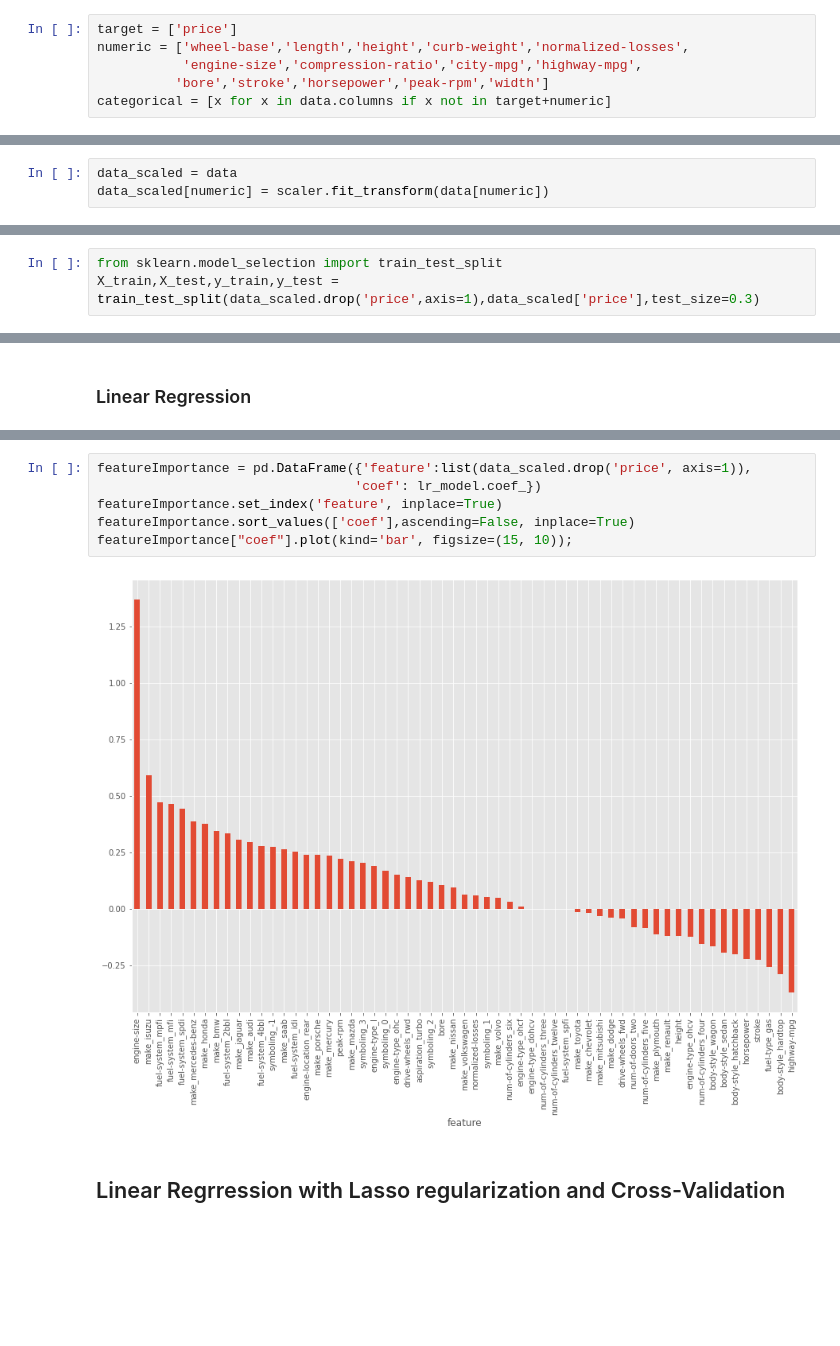
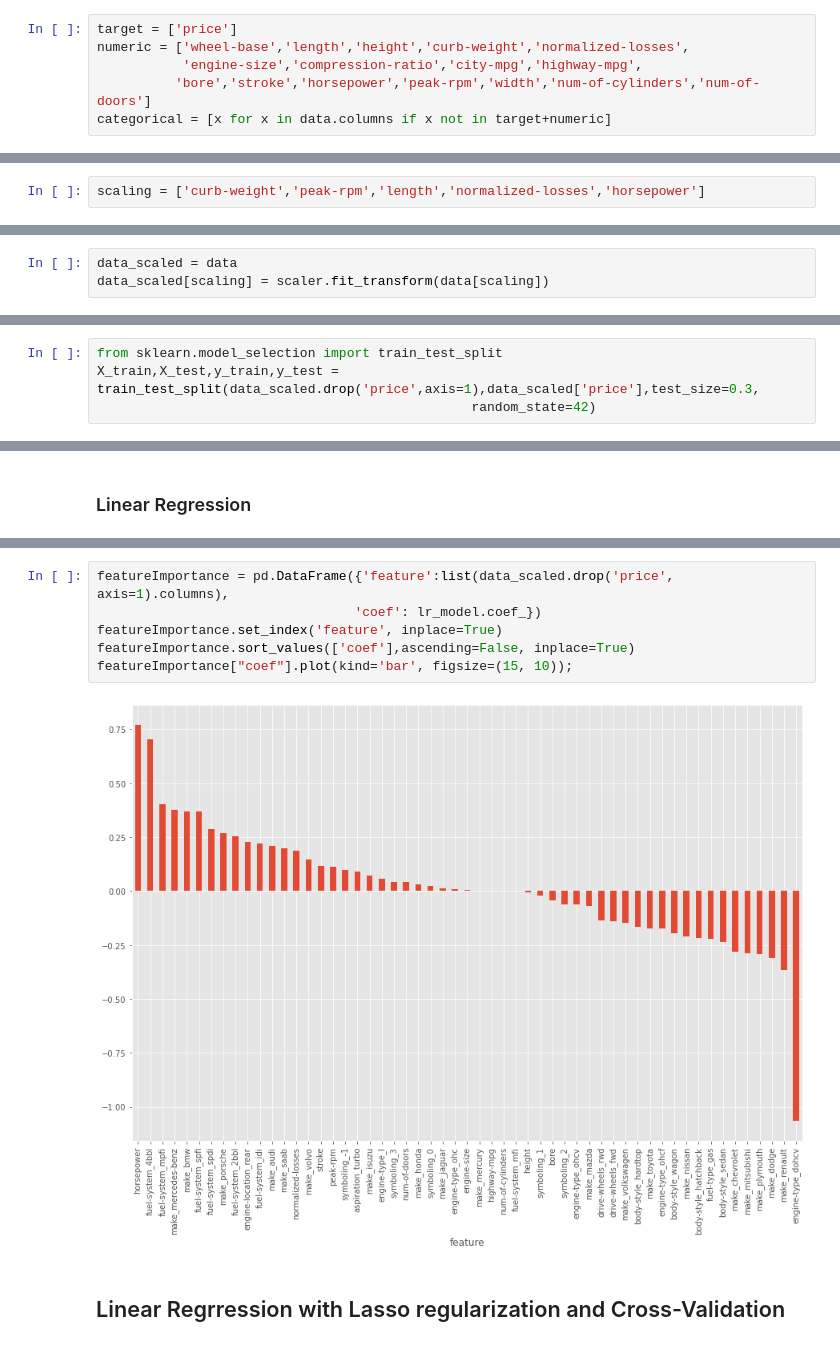
Before and after one commit to meregodz/Machine-Learning-Projects, a Jupyter notebook: Automobile.ipynb, the cells around one changed output, grey strips where cells are left out. Saved outputs shown, nothing was run; the diff lists cells and outputs as text; blank space fills up the shorter version.

```diff
--- a/Automobile.ipynb
+++ b/Automobile.ipynb
@@ -38,6 +43,6 @@ sns.heatmap(data.corr(), annot=True);
 target = ['price']
 numeric = ['wheel-base','length','height','curb-weight','normalized-losses',
            'engine-size','compression-ratio','city-mpg','highway-mpg',
-          'bore','stroke','horsepower','peak-rpm','width']
+          'bore','stroke','horsepower','peak-rpm','width','num-of-cylinders','num-of-doors']
 categorical = [x for x in data.columns if x not in target+numeric]
 # %%
@@ -90,12 +95,14 @@ sns.boxplot(y=np.log(data['price']));
 [figure]
 # %%
 data['price'] = np.log(data['price'])
+# %%
+scaling = ['curb-weight','peak-rpm','length','normalized-losses','horsepower']
 # %%
 from sklearn.preprocessing import MinMaxScaler
 scaler = MinMaxScaler()
 # %%
 data_scaled = data
-data_scaled[numeric] = scaler.fit_transform(data[numeric])
+data_scaled[scaling] = scaler.fit_transform(data[scaling])
 # %%
 data_scaled[numeric]
 # %% [output]
@@ -184,7 +191,8 @@ def accuracy_report(y_true,y_pred):
     print('R2: ' + str(r2_score(np.exp(y_true),np.exp(y_pred))))
 # %%
 from sklearn.model_selection import train_test_split
-X_train,X_test,y_train,y_test = train_test_split(data_scaled.drop('price',axis=1),data_scaled['price'],test_size=0.3)
+X_train,X_test,y_train,y_test = train_test_split(data_scaled.drop('price',axis=1),data_scaled['price'],test_size=0.3,
+                                                random_state=42)
 # %% [markdown]
 ### Baseline
 # %%
@@ -207,11 +215,11 @@ R2: 0.806631320590832
 # %%
-featureImportance = pd.DataFrame({'feature':list(data_scaled.drop('price', axis=1)),
+featureImportance = pd.DataFrame({'feature':list(data_scaled.drop('price', axis=1).columns),
                                  'coef': lr_model.coef_})
 featureImportance.set_index('feature', inplace=True)
 featureImportance.sort_values(['coef'],ascending=False, inplace=True)
 featureImportance["coef"].plot(kind='bar', figsize=(15, 10));
 # %% [output]
-[figure, old version]
+[figure, new version]
 # %% [markdown]
 ## Linear Regrression with Lasso regularization and Cross-Validation
 # %%
```
Also changed, not shown: parts of 18 cells of this notebook.
